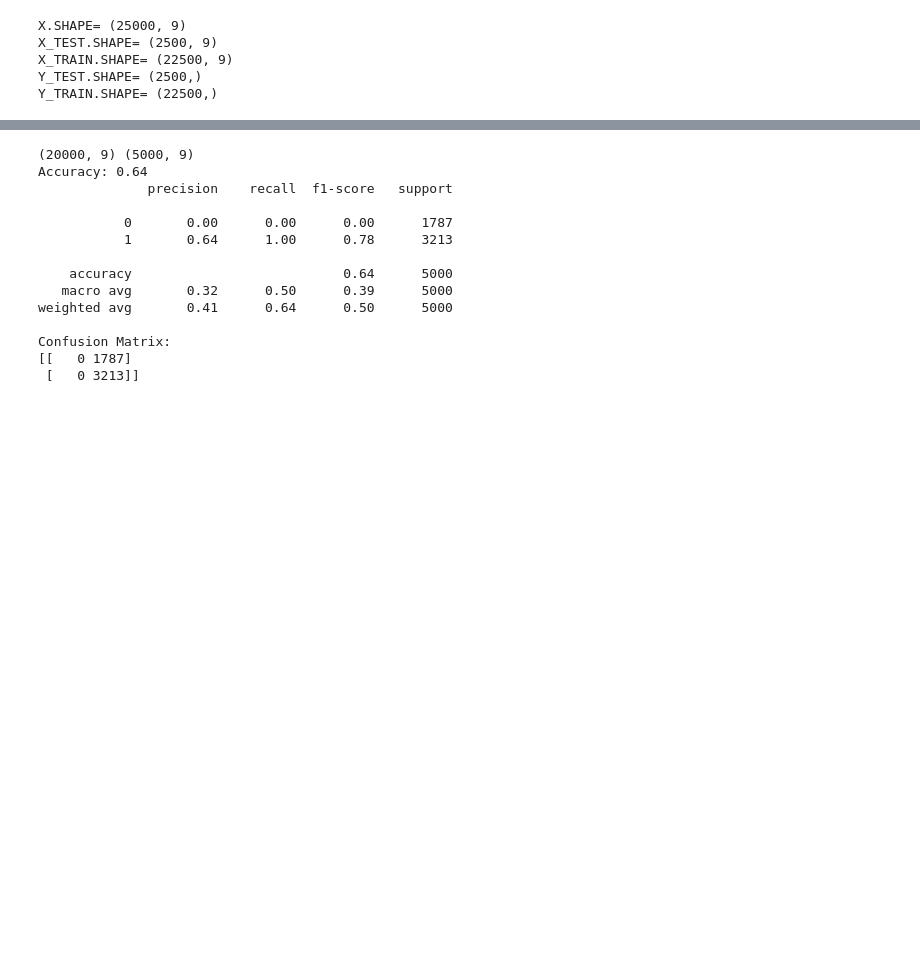
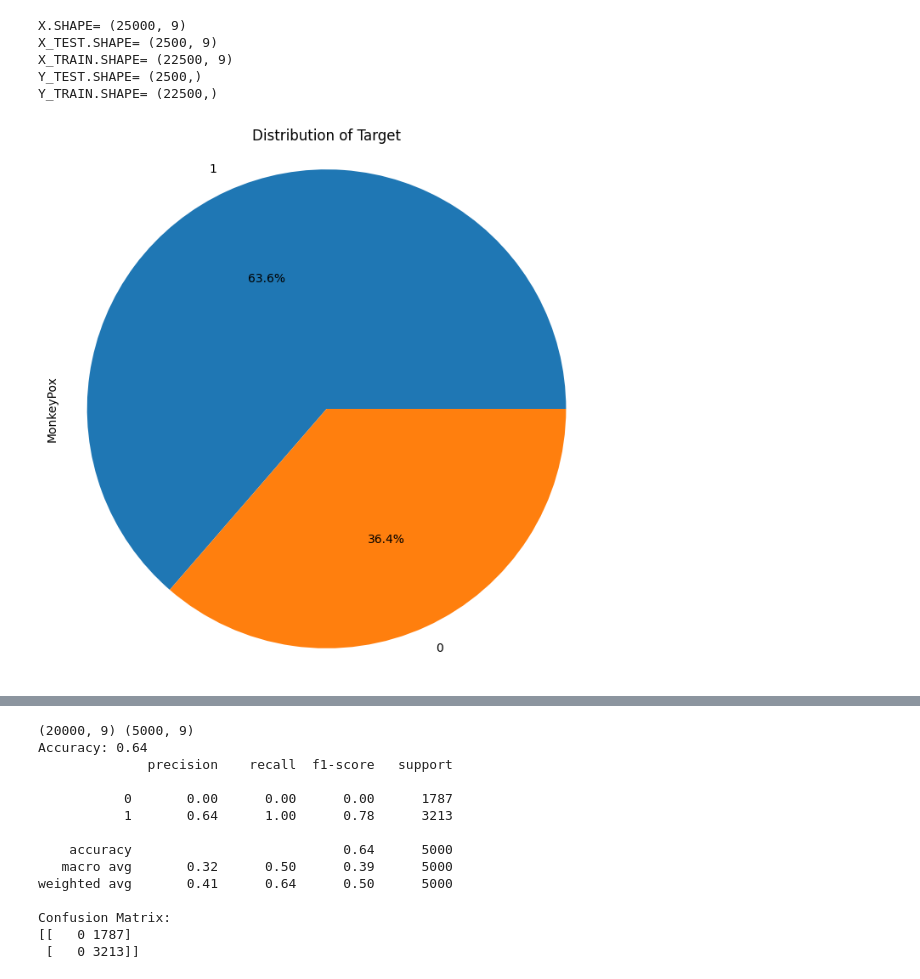
Before and after one commit to LAGISHETTYNANDITHA/2203A52097, a Jupyter notebook: Monkeypox.ipynb, the cells around one changed output, grey strips where cells are left out. Drawn from its saved outputs; the diff is of its cells as text; code cells hidden in the pictures; blank space fills up the shorter version.

```diff
--- a/Monkeypox.ipynb
+++ b/Monkeypox.ipynb
@@ -145,3 +145,18 @@ X_TEST.SHAPE= (2500, 9)
 X_TRAIN.SHAPE= (22500, 9)
 Y_TEST.SHAPE= (2500,)
 Y_TRAIN.SHAPE= (22500,)
+# %%
+import pandas as pd
+import matplotlib.pyplot as plt
+data = pd.read_csv('/content/monkeypoxaiml.csv')
+
+
+
+plt.figure(figsize=(8, 8))
+data['MonkeyPox'].value_counts().plot(kind='pie', autopct='%1.1f%%')
+plt.title('Distribution of Target')
+plt.axis('equal')  # Equal aspect ratio ensures that the pie chart is circular.
+
+plt.show()  # Display the pie chart
+# %% [output]
+[figure, added]
```
Also changed, not shown: parts of 6 cells of this notebook.
